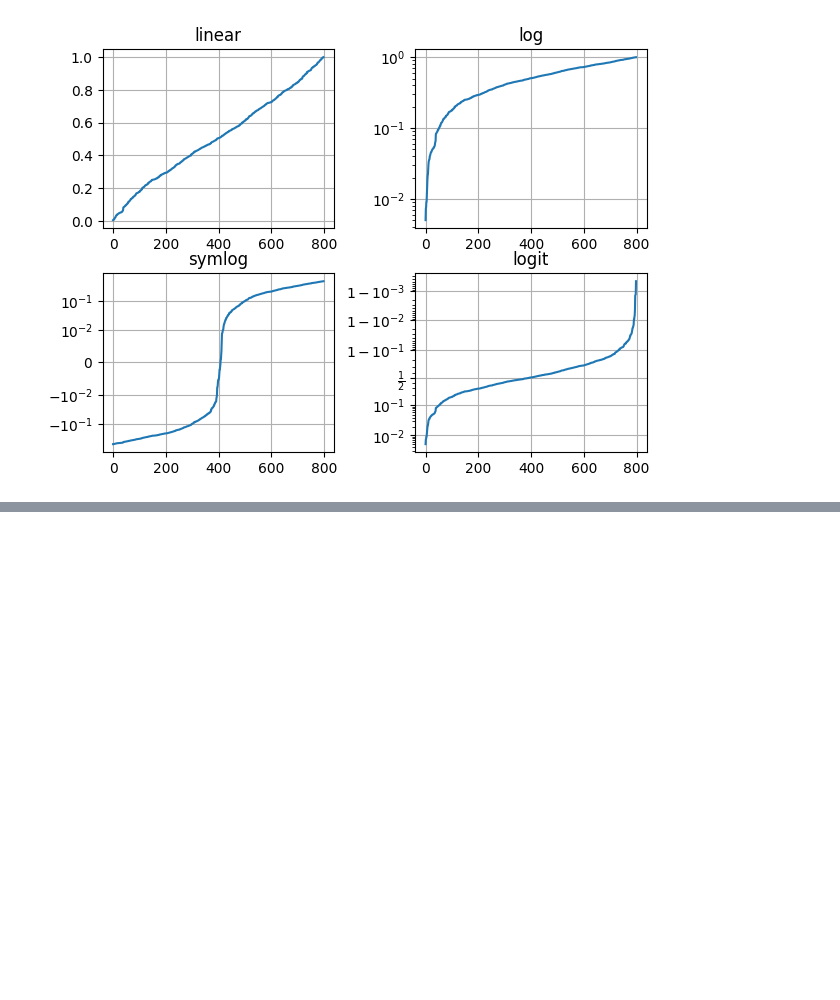
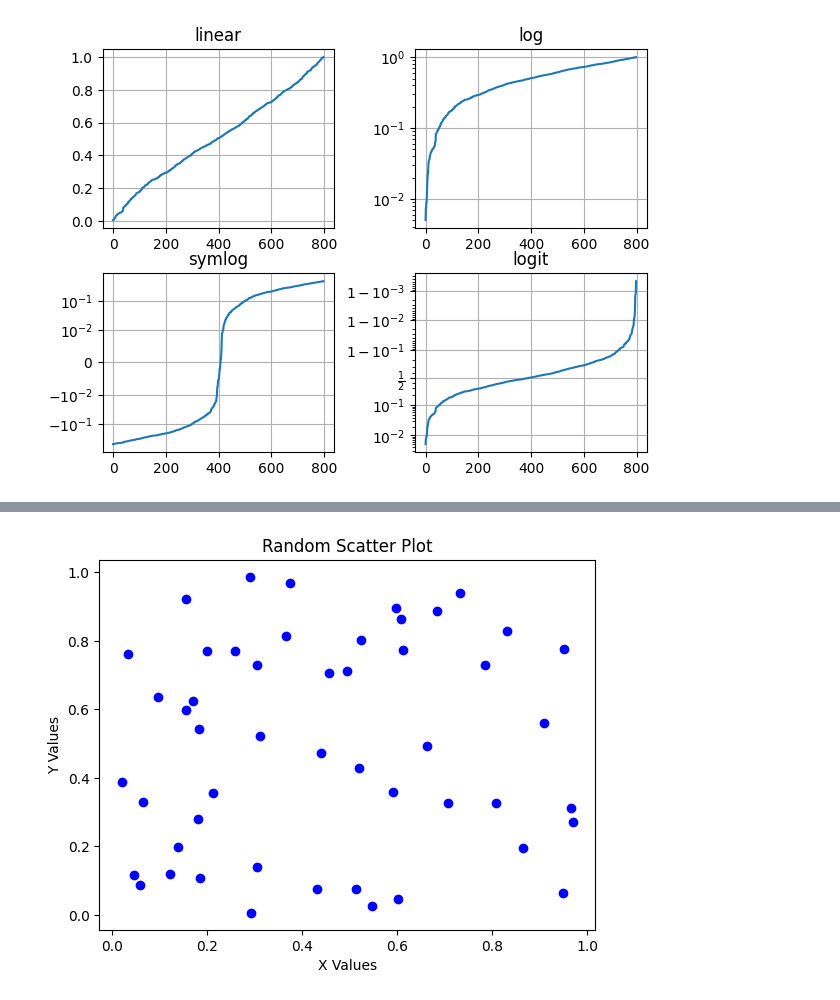
Before and after one commit to mrashutoshnigam/ai-ml-course, a Jupyter notebook: matplotlib/tutorial1.ipynb, the cells around one changed output, grey strips where cells are left out. Saved outputs shown, nothing was run; the diff lists cells and outputs as text; code cells hidden in the pictures; blank space fills up the shorter version.

```diff
--- a/matplotlib/tutorial1.ipynb
+++ b/matplotlib/tutorial1.ipynb
@@ -194,0 +217,21 @@ plt.show()
+# %%
+import matplotlib.pyplot as plt
+import numpy as np
+
+# Prepare data
+np.random.seed(42)  # For reproducibility
+x = np.random.rand(50)  # 50 random values between 0 and 1
+y = np.random.rand(50)
+
+# Create plot
+plt.scatter(x, y, color='blue', marker='o')  # Scatter points with blue circles
+
+# Customize
+plt.title('Random Scatter Plot')
+plt.xlabel('X Values')
+plt.ylabel('Y Values')
+
+# Display
+plt.show()
+# %% [output]
+[figure, added]
```
Also changed, not shown: parts of 1 cell of this notebook.
